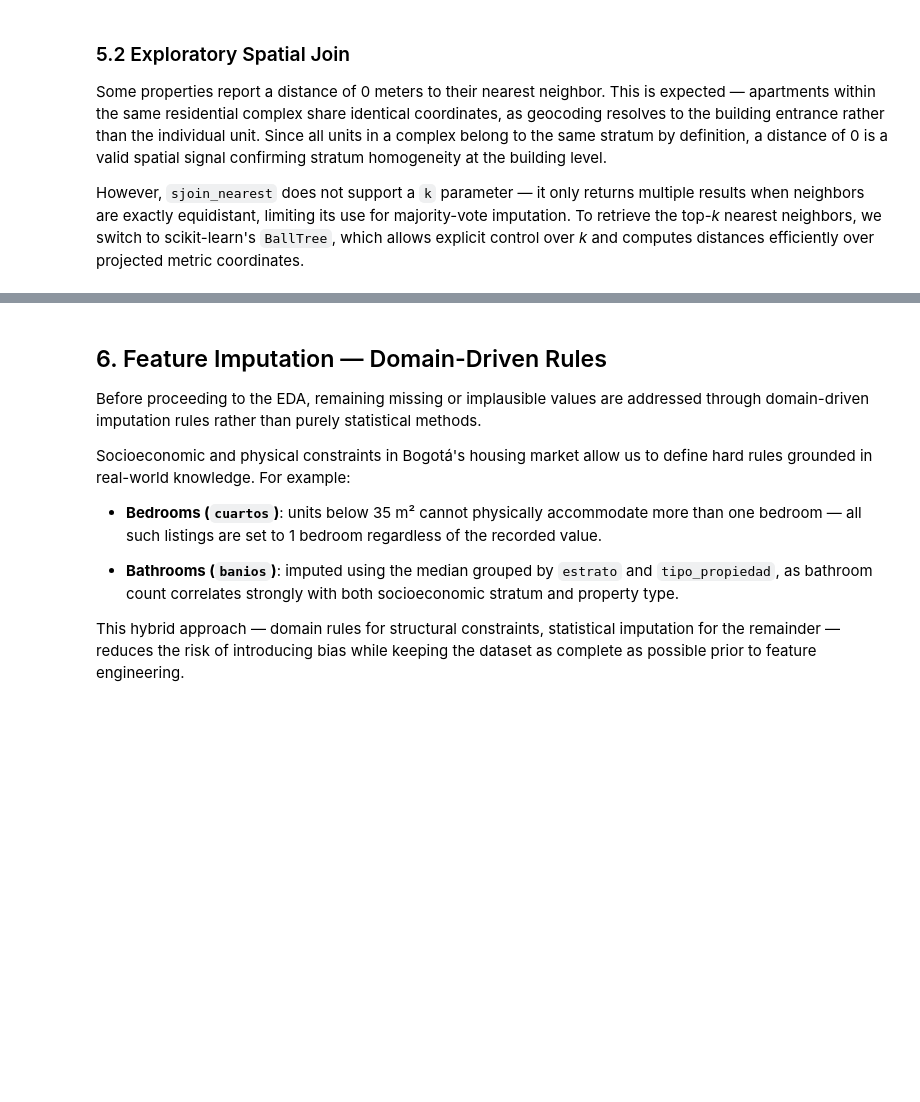
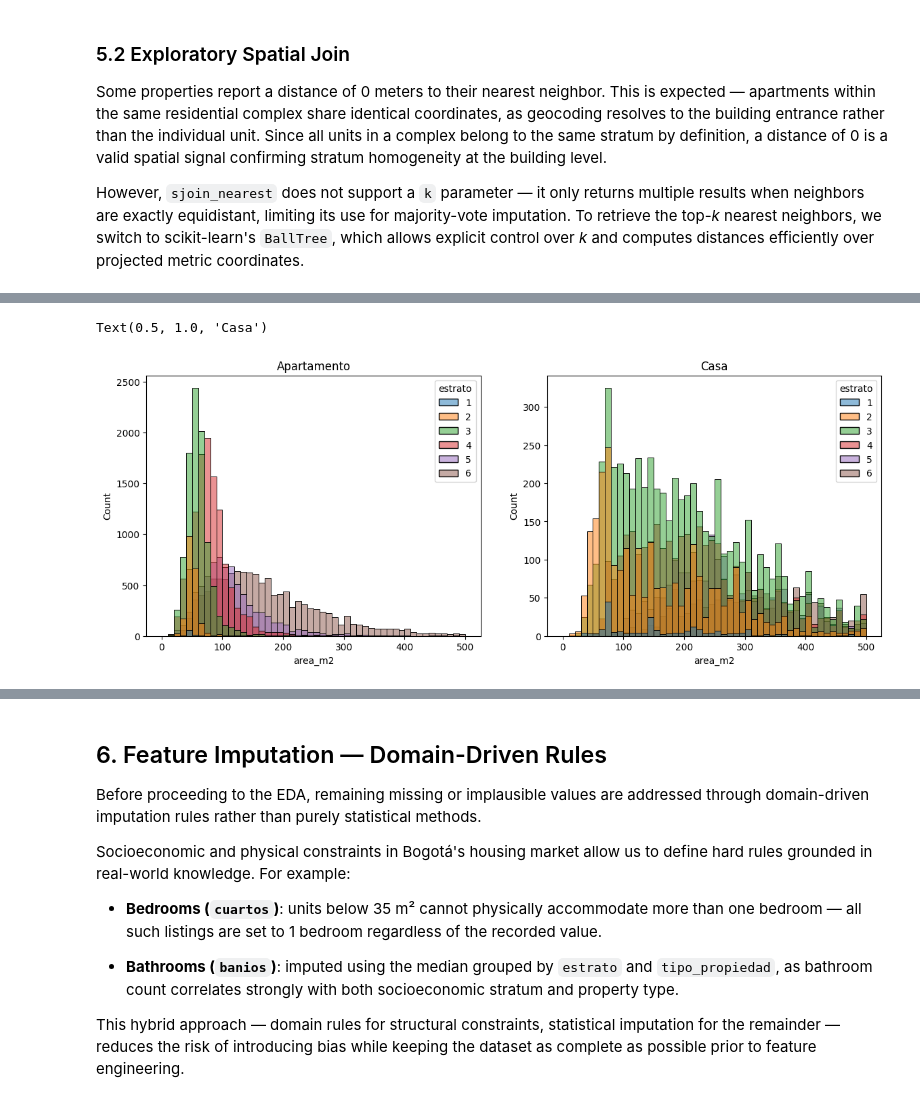
Before and after one commit to raulhiguerac/side, a Jupyter notebook: backend/analytics-service/notebooks/01_eda_bogota.ipynb, the cells around one changed output, grey strips where cells are left out. Saved outputs shown, nothing was run; the diff lists cells and outputs as text; code cells hidden in the pictures; blank space fills up the shorter version.

```diff
--- a/backend/analytics-service/notebooks/01_eda_bogota.ipynb
+++ b/backend/analytics-service/notebooks/01_eda_bogota.ipynb
@@ -157,0 +171,15 @@ df = pd.concat([df, impute_stratum])
+# %%
+df = df[df['estrato'].notnull()]
+
+fig, axes = plt.subplots(1, 2, figsize=(14, 5))
+
+orden_estrato = sorted(df['estrato'].unique())
+
+sns.histplot(data=df[df['tipo_propiedad']=='apartamento'], x="area_m2", hue="estrato",hue_order=orden_estrato, bins=50, binrange=(0, 500), ax=axes[0])
+axes[0].set_title("Apartamento")
+
+sns.histplot(data=df[df['tipo_propiedad']=='casa'], x="area_m2", hue="estrato",hue_order=orden_estrato,bins=50, binrange=(0, 500), ax=axes[1])
+axes[1].set_title("Casa")
+# %% [output]
+Text(0.5, 1.0, 'Casa')
+[figure, added]
```
Also changed, not shown: parts of 20 cells of this notebook.
